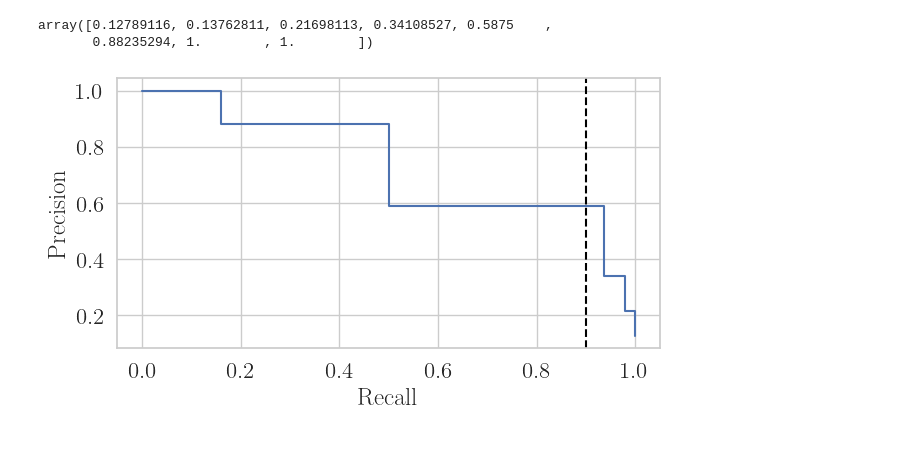
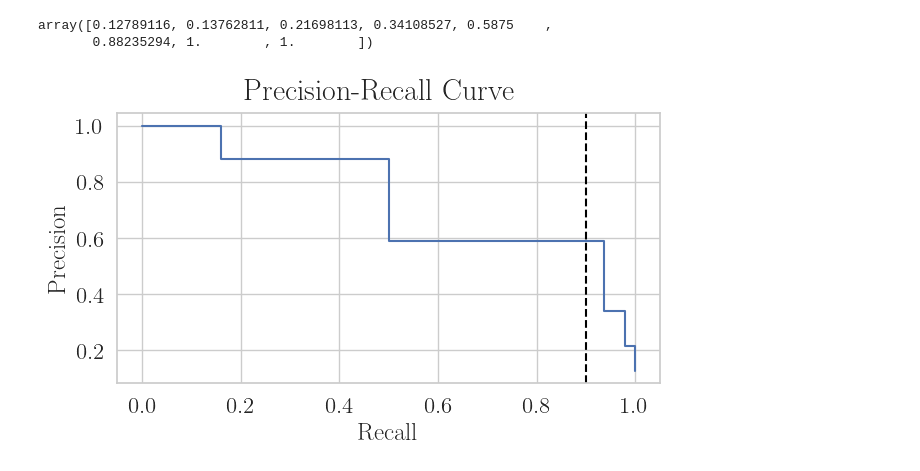
Before and after one commit to TRR318/pub-ijar-learning_cascades, a Jupyter notebook: experiments/precision_recall.ipynb, the cells around one changed output. Drawn from its saved outputs; the diff is of its cells as text; code cells hidden in the pictures.

Commit message:
Added titles to some figures

```diff
--- a/experiments/precision_recall.ipynb
+++ b/experiments/precision_recall.ipynb
@@ -58,19 +54,19 @@ array([0.12789116, 0.13762811, 0.21698113, 0.34108527, 0.5875    ,
 # %%
 import matplotlib.pyplot as plt
 import seaborn as sns
 
 sns.set(font_scale=1.5,rc={'text.usetex' : True})
 sns.set_style("whitegrid")
 plt.rc('font', **{'family': 'serif'})
 
 fig,ax = plt.subplots()
 fig.set_size_inches(7, 3.5)
 
 ax.step(x=recall,y=precision)
 ax.axvline(x=0.9, linestyle="--", color="black")
 ax.set_xlabel("Recall")
 ax.set_ylabel("Precision")
-
+fig.suptitle("Precision Recall Curve")
 plt.savefig(f"../fig/thorax_precision_recall_curve_thorax_example.pdf", bbox_inches='tight')
 # %% [output]
-[figure, old version]
+[figure, new version]
```
Also changed, not shown: parts of 1 cell of this notebook, 12 other files.
